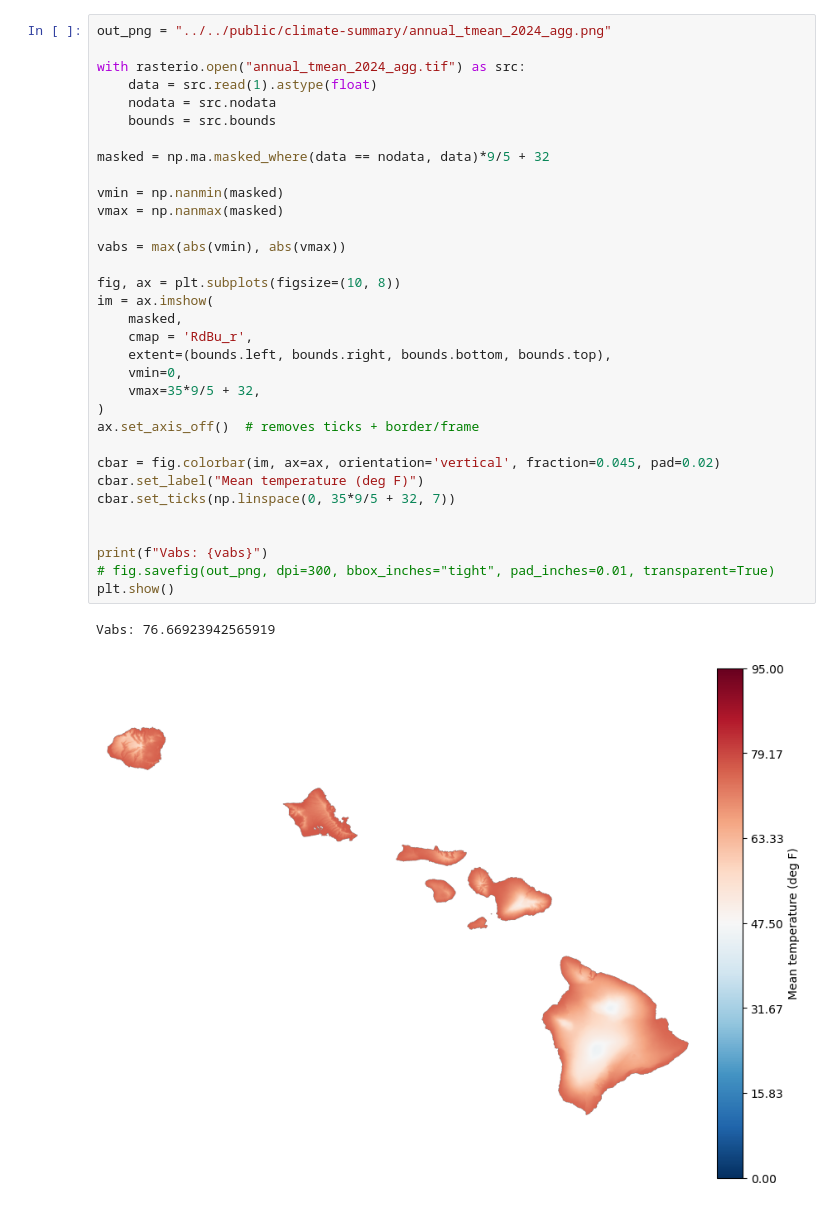
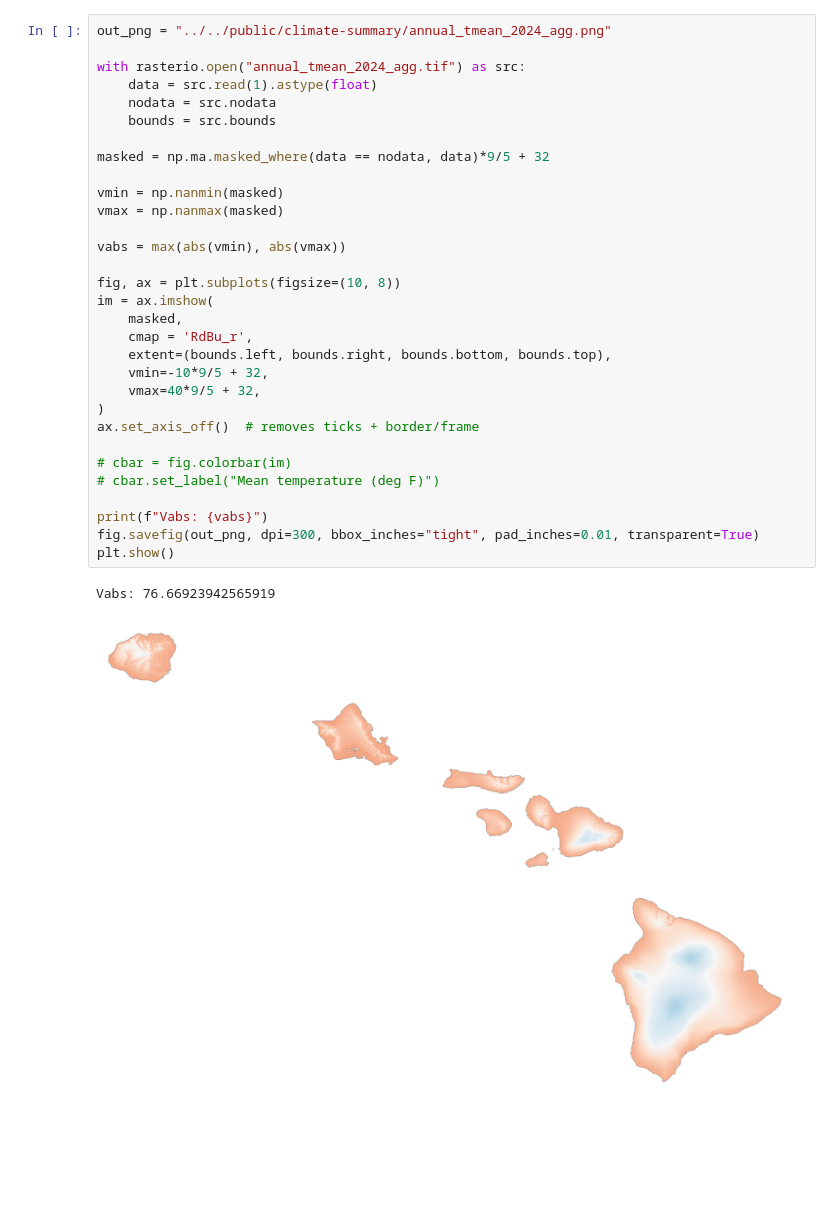
Before and after one commit to cherryleh/climate-summary, a Jupyter notebook: dews-hawaii-app/scripts/2025-summary/chart.ipynb, the cells around one changed output. Cells and saved outputs as stored; diff of their text form; blank space fills up the shorter version.

```diff
--- a/dews-hawaii-app/scripts/2025-summary/chart.ipynb
+++ b/dews-hawaii-app/scripts/2025-summary/chart.ipynb
@@ -93,36 +90,34 @@ Vabs: 120.63991756889764
 # %%
 out_png = "../../public/climate-summary/annual_tmean_2024_agg.png"
 
 with rasterio.open("annual_tmean_2024_agg.tif") as src:
     data = src.read(1).astype(float)
     nodata = src.nodata
     bounds = src.bounds
 
 masked = np.ma.masked_where(data == nodata, data)*9/5 + 32
 
 vmin = np.nanmin(masked)
 vmax = np.nanmax(masked)
 
 vabs = max(abs(vmin), abs(vmax))
 
 fig, ax = plt.subplots(figsize=(10, 8))
 im = ax.imshow(
     masked,
     cmap = 'RdBu_r',
     extent=(bounds.left, bounds.right, bounds.bottom, bounds.top),
-    vmin=0,
-    vmax=35*9/5 + 32,
+    vmin=-10*9/5 + 32,
+    vmax=40*9/5 + 32,
 )
 ax.set_axis_off()  # removes ticks + border/frame
 
-cbar = fig.colorbar(im, ax=ax, orientation='vertical', fraction=0.045, pad=0.02)
-cbar.set_label("Mean temperature (deg F)")
-cbar.set_ticks(np.linspace(0, 35*9/5 + 32, 7))
-
+# cbar = fig.colorbar(im)
+# cbar.set_label("Mean temperature (deg F)")
 
 print(f"Vabs: {vabs}")
-# fig.savefig(out_png, dpi=300, bbox_inches="tight", pad_inches=0.01, transparent=True)
+fig.savefig(out_png, dpi=300, bbox_inches="tight", pad_inches=0.01, transparent=True)
 plt.show()
 # %% [output]
 Vabs: 76.66923942565919
-[figure, old version]
+[figure, new version]
```
Also changed, not shown: parts of 5 cells of this notebook, 8 other files.
